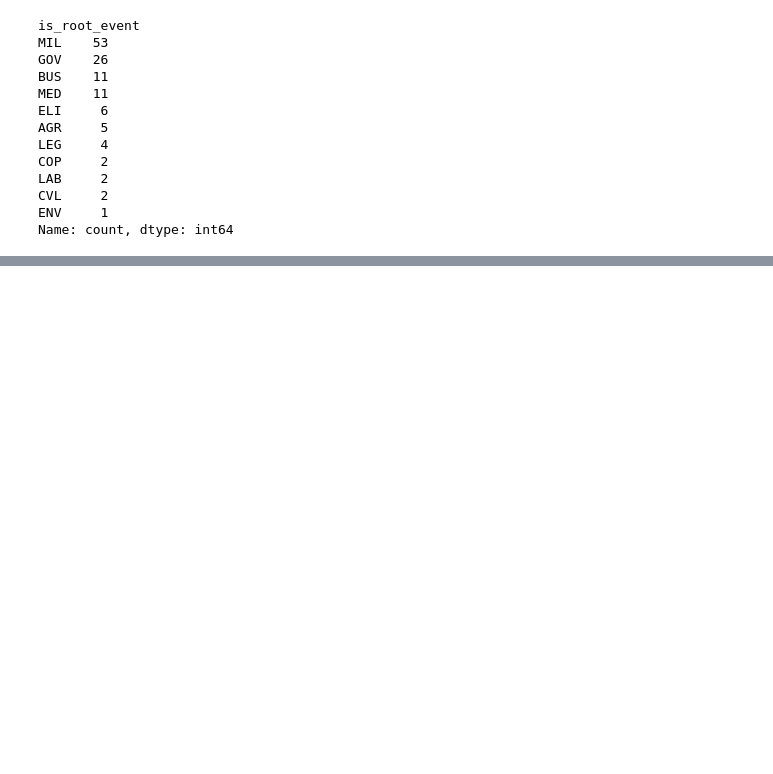
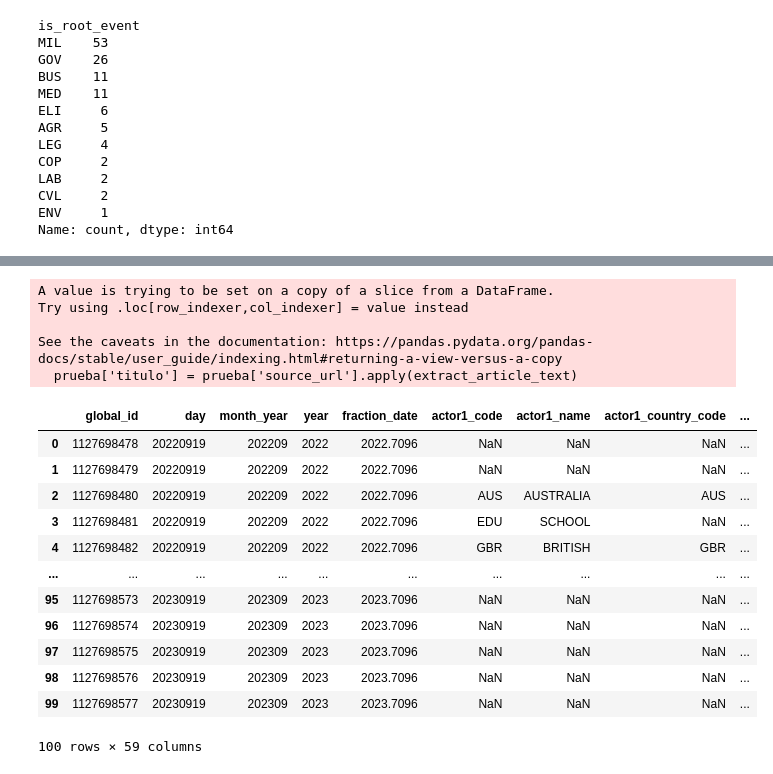
Before and after one commit to GregorioBermudez/factored-datathon-2024-exploding-gradients, a Jupyter notebook: Data_Collection.ipynb, the cells around one changed output, grey strips where cells are left out. Drawn from its saved outputs; the diff is of its cells as text; code cells hidden in the pictures; blank space fills up the shorter version.

```diff
--- a/Data_Collection.ipynb
+++ b/Data_Collection.ipynb
@@ -156,0 +231,60 @@ Name: count, dtype: int64
+# %%
+from newspaper import Article
+import spacy
+
+# Initialize spacy NER model
+    # nlp = spacy.load("en_core_web_sm")
+
+# List of URLs
+# urls = [
+#     "https://theafronews.com/price-fixing-accusations-cast-shadow-on-food-industry-giants/",
+#     "https://theafronews.com/price-fixing-accusations-cast-shadow-on-food-industry-giants/",
+#     "https://www.wkrb13.com/2023/08/12/ingalls-snyder-llc-sells-8972-shares-of-bank-of-america-co-nysebac.html",
+#     "https://www.thetimes.co.uk/article/questions-over-who-really-owns-ppe-firm-linked-to-mone-given-200m-0t3vk5pbl"
+# ]
+
+# Function to extract content from a URL
+def extract_article_text(url):
+    article = Article(url)
+    article.download()
+    try:
+        article.parse()
+    except:
+        pass
+    return article.title
+
+# Function to perform NER on the article title
+    def perform_ner(text):
+        doc = nlp(text)
+        return [(ent.text, ent.label_) for ent in doc.ents]
+
+# Process each URL
+# for url in urls:
+#     title, text = extract_article_text(url)
+#     entities = perform_ner(title)
+#     print(f"Title: {title}")
+#     print(f"Entities: {entities}")
+#     print("-" * 40)
+# %%
+prueba = df[:100]
+prueba['titulo'] = prueba['source_url'].apply(extract_article_text)
+prueba
+# %% [output]
+A value is trying to be set on a copy of a slice from a DataFrame.
+Try using .loc[row_indexer,col_indexer] = value instead
+
+See the caveats in the documentation: https://pandas.pydata.org/pandas-docs/stable/user_guide/indexing.html#returning-a-view-versus-a-copy
+  prueba['titulo'] = prueba['source_url'].apply(extract_article_text)
+|  | global_id | day | month_year | year | fraction_date | actor1_code | actor1_name | actor1_country_code | ... |
+| 0 | 1127698478 | 20220919 | 202209 | 2022 | 2022.7096 | NaN | NaN | NaN | ... |
+| 1 | 1127698479 | 20220919 | 202209 | 2022 | 2022.7096 | NaN | NaN | NaN | ... |
+| 2 | 1127698480 | 20220919 | 202209 | 2022 | 2022.7096 | AUS | AUSTRALIA | AUS | ... |
+| 3 | 1127698481 | 20220919 | 202209 | 2022 | 2022.7096 | EDU | SCHOOL | NaN | ... |
+| 4 | 1127698482 | 20220919 | 202209 | 2022 | 2022.7096 | GBR | BRITISH | GBR | ... |
+| ... | ... | ... | ... | ... | ... | ... | ... | ... | ... |
+| 95 | 1127698573 | 20230919 | 202309 | 2023 | 2023.7096 | NaN | NaN | NaN | ... |
+| 96 | 1127698574 | 20230919 | 202309 | 2023 | 2023.7096 | NaN | NaN | NaN | ... |
+| 97 | 1127698575 | 20230919 | 202309 | 2023 | 2023.7096 | NaN | NaN | NaN | ... |
+| 98 | 1127698576 | 20230919 | 202309 | 2023 | 2023.7096 | NaN | NaN | NaN | ... |
+| 99 | 1127698577 | 20230919 | 202309 | 2023 | 2023.7096 | NaN | NaN | NaN | ... |
+100 rows × 59 columns
```
Also changed, not shown: parts of 3 cells of this notebook, 2 other files.
